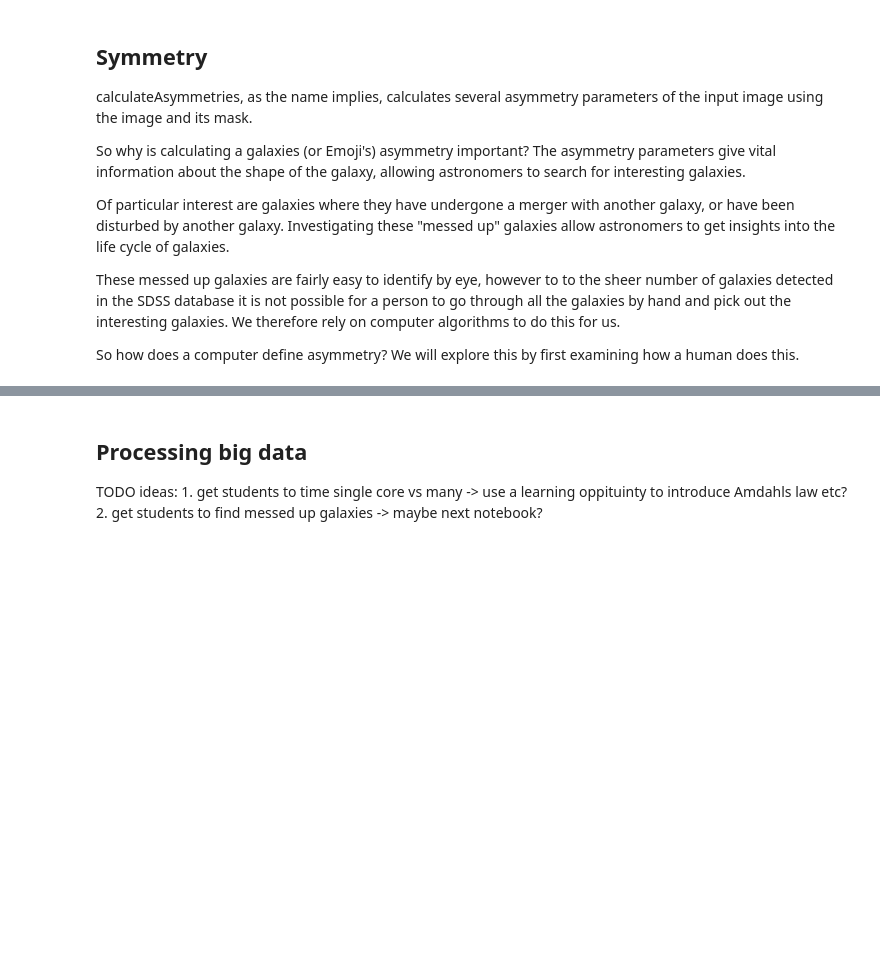
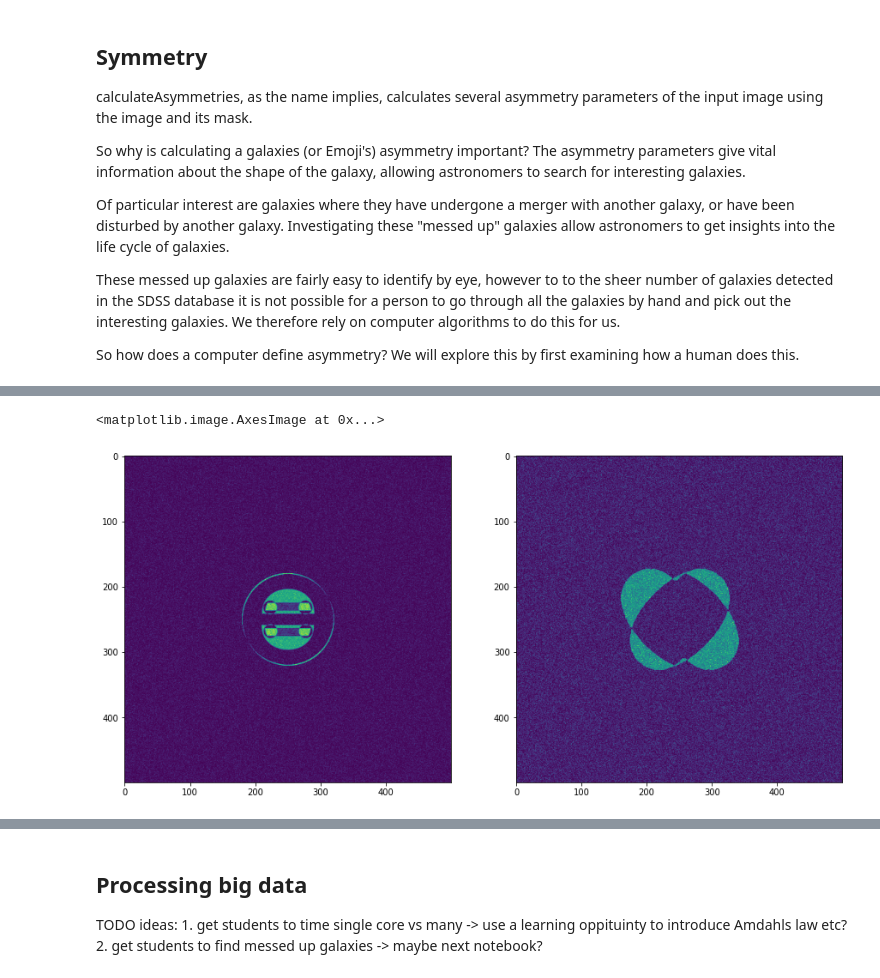
Before and after one commit to lewisfish/PawlikMorph-LSST, a Jupyter notebook: outreach.ipynb, the cells around one changed output, grey strips where cells are left out. Drawn from its saved outputs; the diff is of its cells as text; code cells hidden in the pictures; blank space fills up the shorter version.

```diff
--- a/outreach.ipynb
+++ b/outreach.ipynb
@@ -314,0 +329,6 @@ So how does a computer define asymmetry? We will explore this by first examining
+# %%
+def rotationalDifference(img, angle):
+    point = (250, 250)
+    rotate = transform.rotate(img, angle, center=point, preserve_range=True)
+    res = np.abs(img - rotate)
+    return res
@@ -314,0 +339,11 @@ So how does a computer define asymmetry? We will explore this by first examining
+# %%
+# possible solution
+res1 = rotationalDifference(img1, 180.)
+res2 = rotationalDifference(img2, 180.)
+
+fig, axs = plt.subplots(1, 2, figsize=(15,8))
+axs[0].imshow(res1)
+axs[1].imshow(res2)
+# %% [output]
+<matplotlib.image.AxesImage at 0x...>
+[figure, added]
```
Also changed, not shown: parts of 12 cells of this notebook.
